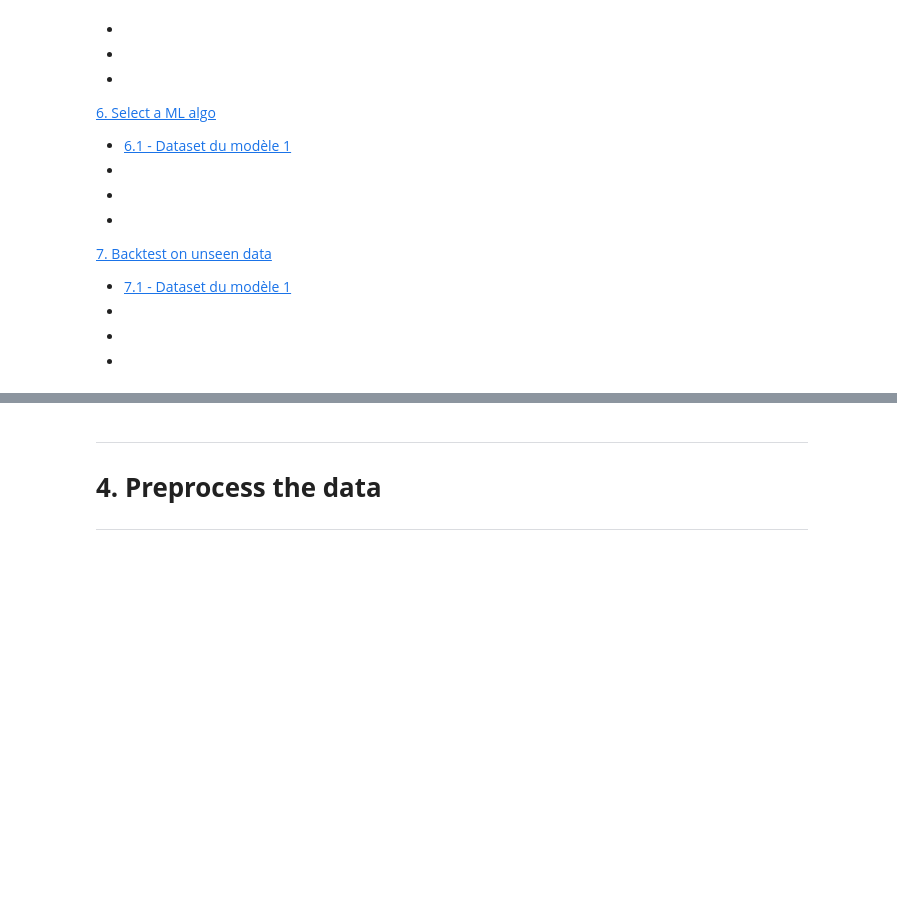
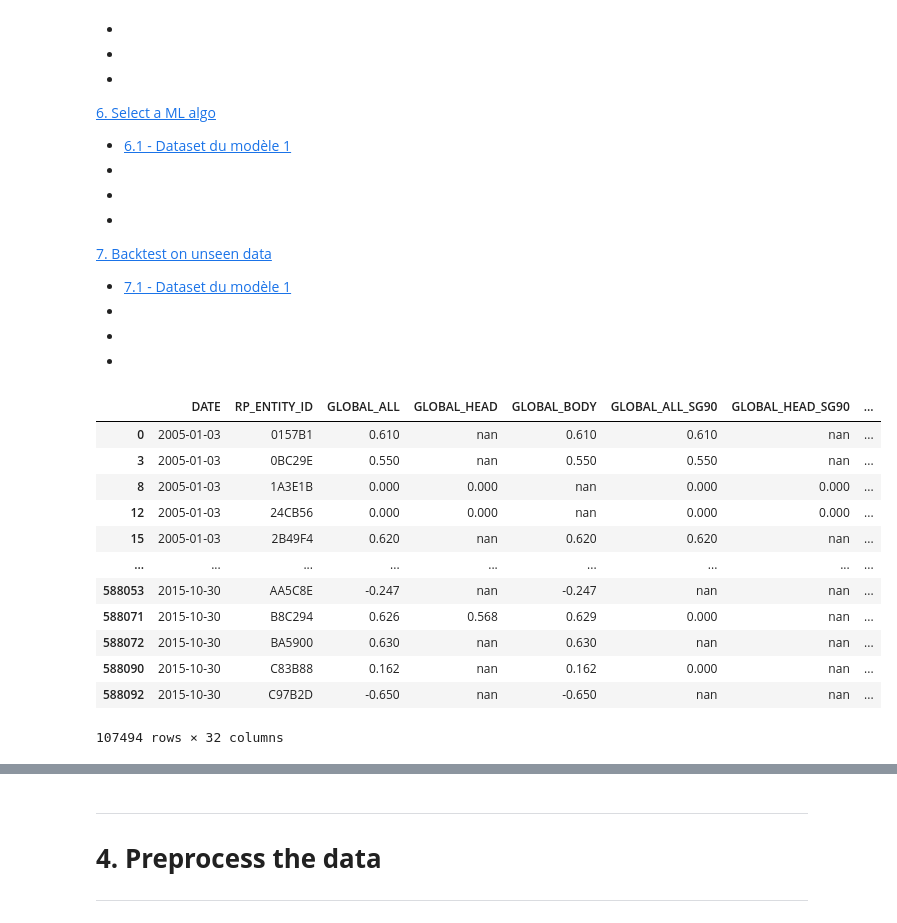
Before and after one commit to STF-R/RP_Challenge, a Jupyter notebook: Ravenpack_model.ipynb, the cells around one changed output, grey strips where cells are left out. Saved outputs shown, nothing was run; the diff lists cells and outputs as text; code cells hidden in the pictures; blank space fills up the shorter version.

```diff
--- a/Ravenpack_model.ipynb
+++ b/Ravenpack_model.ipynb
@@ -43,0 +155,16 @@
+# %%
+       df_train_valid
+# %% [output]
+|  | DATE | RP_ENTITY_ID | GLOBAL_ALL | GLOBAL_HEAD | GLOBAL_BODY | GLOBAL_ALL_SG90 | GLOBAL_HEAD_SG90 | ... |
+| 0 | 2005-01-03 | 0157B1 | 0.610 | nan | 0.610 | 0.610 | nan | ... |
+| 3 | 2005-01-03 | 0BC29E | 0.550 | nan | 0.550 | 0.550 | nan | ... |
+| 8 | 2005-01-03 | 1A3E1B | 0.000 | 0.000 | nan | 0.000 | 0.000 | ... |
+| 12 | 2005-01-03 | 24CB56 | 0.000 | 0.000 | nan | 0.000 | 0.000 | ... |
+| 15 | 2005-01-03 | 2B49F4 | 0.620 | nan | 0.620 | 0.620 | nan | ... |
+| ... | ... | ... | ... | ... | ... | ... | ... | ... |
+| 588053 | 2015-10-30 | AA5C8E | -0.247 | nan | -0.247 | nan | nan | ... |
+| 588071 | 2015-10-30 | B8C294 | 0.626 | 0.568 | 0.629 | 0.000 | nan | ... |
+| 588072 | 2015-10-30 | BA5900 | 0.630 | nan | 0.630 | nan | nan | ... |
+| 588090 | 2015-10-30 | C83B88 | 0.162 | nan | 0.162 | 0.000 | nan | ... |
+| 588092 | 2015-10-30 | C97B2D | -0.650 | nan | -0.650 | nan | nan | ... |
+107494 rows × 32 columns
```
Also changed, not shown: parts of 23 cells of this notebook, 1 other file.
